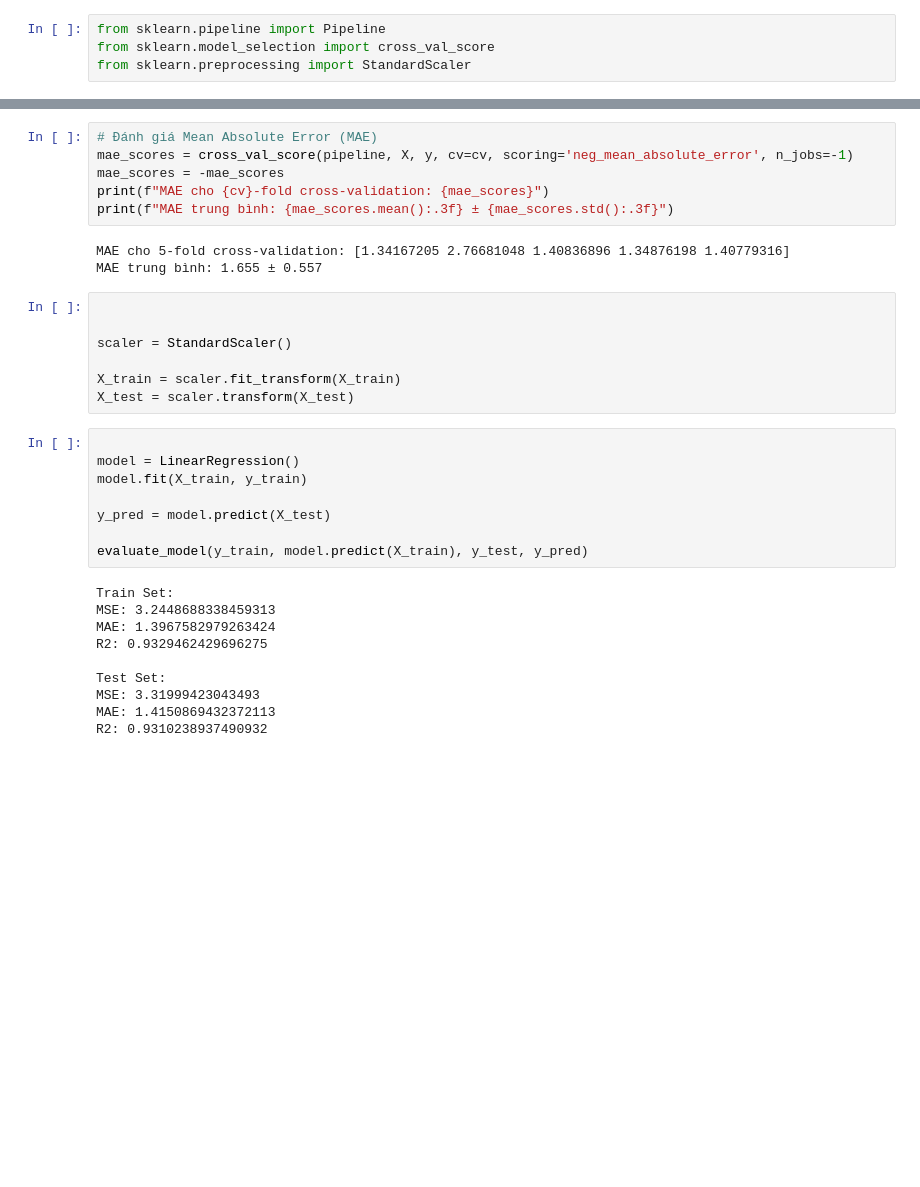
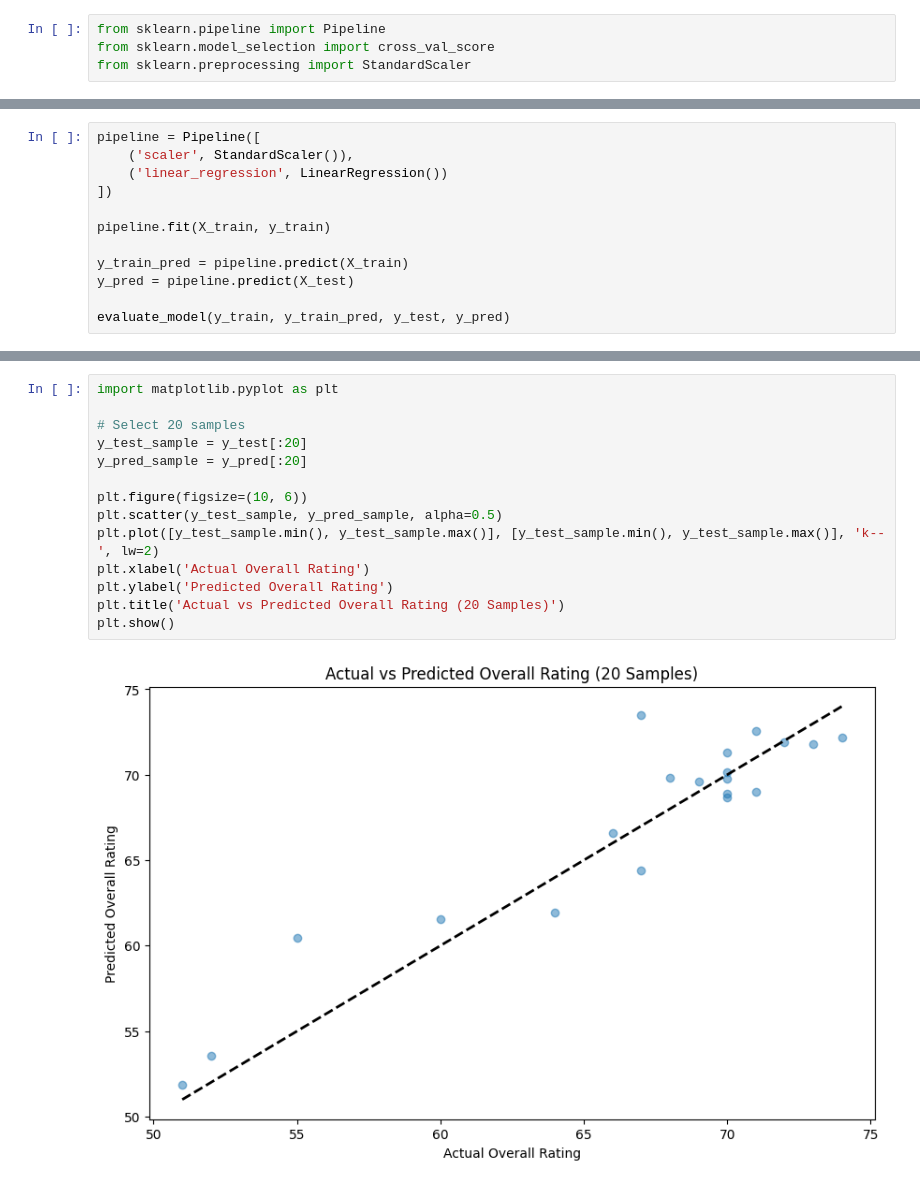
Before and after one commit to nttrung612/Football_Players_Rating_Prediction, a Jupyter notebook: lr.ipynb, the cells around one changed output, grey strips where cells are left out. Cells and saved outputs as stored; diff of their text form; blank space fills up the shorter version.

Commit message:
Linear Regression

```diff
--- a/lr.ipynb
+++ b/lr.ipynb
@@ -32,0 +61,12 @@ from sklearn.preprocessing import StandardScaler
+# %%
+pipeline = Pipeline([
+    ('scaler', StandardScaler()),
+    ('linear_regression', LinearRegression())
+])
+
+pipeline.fit(X_train, y_train)
+
+y_train_pred = pipeline.predict(X_train)
+y_pred = pipeline.predict(X_test)
+
+evaluate_model(y_train, y_train_pred, y_test, y_pred)
@@ -62,34 +118,16 @@ MSE trung bình: 4.750
-# %%
-# Đánh giá Mean Absolute Error (MAE)
-mae_scores = cross_val_score(pipeline, X, y, cv=cv, scoring='neg_mean_absolute_error', n_jobs=-1)
-mae_scores = -mae_scores
-print(f"MAE cho {cv}-fold cross-validation: {mae_scores}")
-print(f"MAE trung bình: {mae_scores.mean():.3f} ± {mae_scores.std():.3f}")
-# %% [output]
-MAE cho 5-fold cross-validation: [1.34167205 2.76681048 1.40836896 1.34876198 1.40779316]
-MAE trung bình: 1.655 ± 0.557
-# %%
-
-
-scaler = StandardScaler()
-
-X_train = scaler.fit_transform(X_train)
-X_test = scaler.transform(X_test)
-# %%
-
-model = LinearRegression()
-model.fit(X_train, y_train)
-
-y_pred = model.predict(X_test)
-
-evaluate_model(y_train, model.predict(X_train), y_test, y_pred)
-# %% [output]
-Train Set:
-MSE: 3.2448688338459313
-MAE: 1.3967582979263424
-R2: 0.9329462429696275
-
-Test Set:
-MSE: 3.31999423043493
-MAE: 1.4150869432372113
-R2: 0.9310238937490932
+# %%
+import matplotlib.pyplot as plt
+
+# Select 20 samples
+y_test_sample = y_test[:20]
+y_pred_sample = y_pred[:20]
+
+plt.figure(figsize=(10, 6))
+plt.scatter(y_test_sample, y_pred_sample, alpha=0.5)
+plt.plot([y_test_sample.min(), y_test_sample.max()], [y_test_sample.min(), y_test_sample.max()], 'k--', lw=2)
+plt.xlabel('Actual Overall Rating')
+plt.ylabel('Predicted Overall Rating')
+plt.title('Actual vs Predicted Overall Rating (20 Samples)')
+plt.show()
+# %% [output]
+[figure, added]
```
Also changed, not shown: parts of 20 cells of this notebook.
